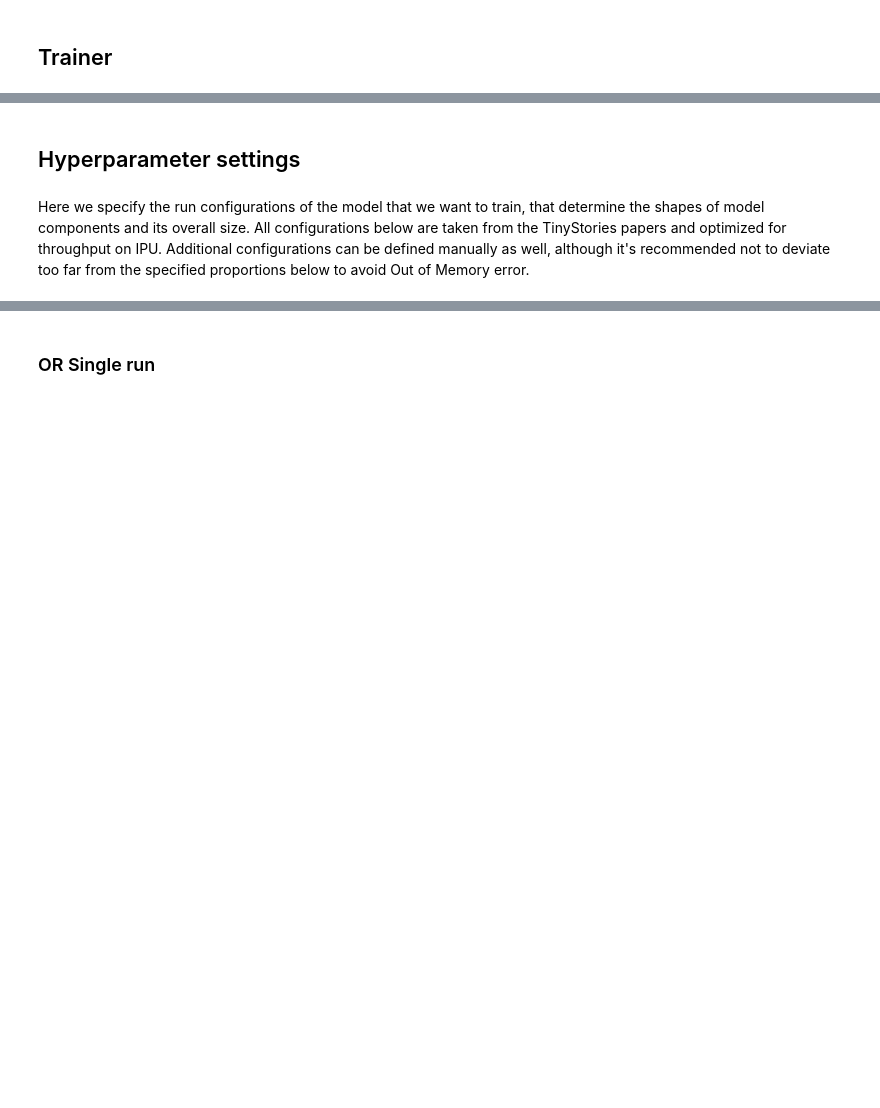
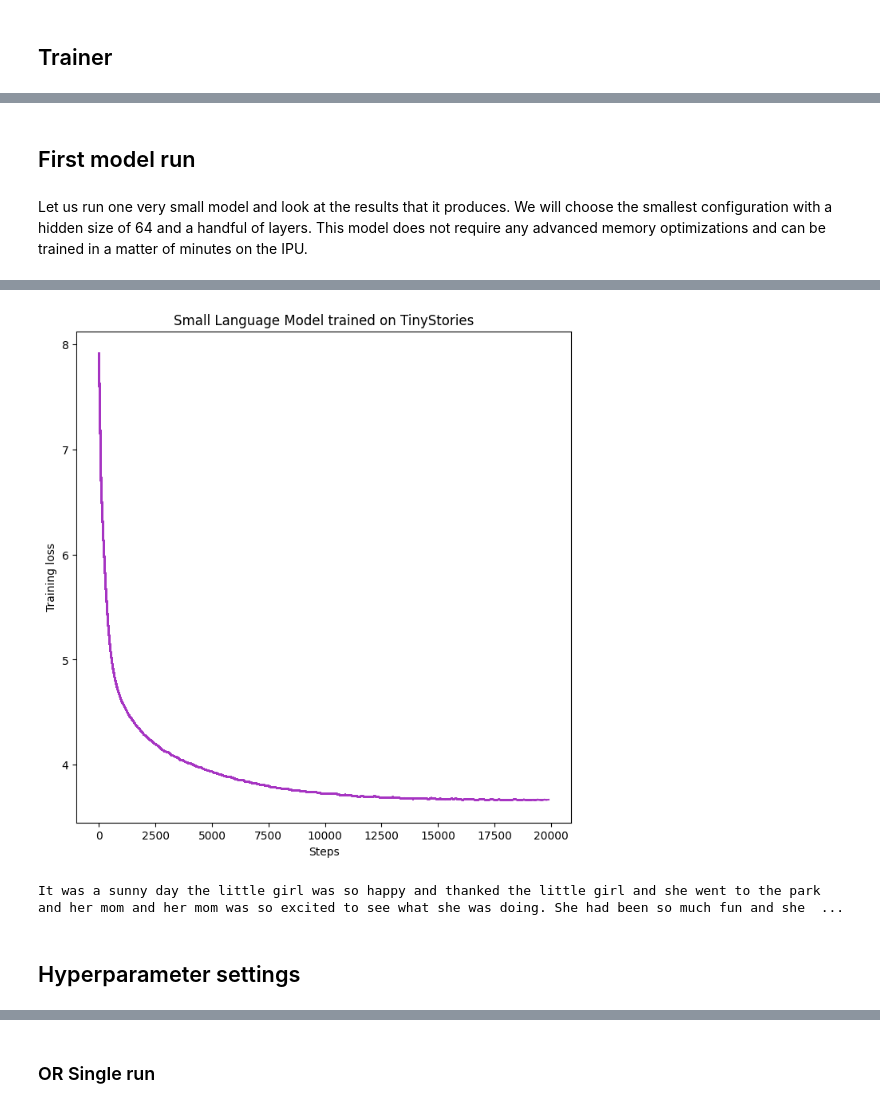
Before and after one commit to graphcore-research/notebooks, a Jupyter notebook: tinyStories/TinyStories.ipynb, the cells around one changed output, grey strips where cells are left out. Saved outputs shown, nothing was run; the diff lists cells and outputs as text; code cells hidden in the pictures; blank space fills up the shorter version.

```diff
--- a/tinyStories/TinyStories.ipynb
+++ b/tinyStories/TinyStories.ipynb
@@ -265,7 +311,7 @@ class Dataset:
                 suffix=tokenizer.model.end_of_word_suffix
             )
             tokenizer.train_from_iterator(
-                original_data["train"][: int(1e5)]["text"],
+                original_data["train"][: 100_000]["text"],
                 tokenizers.trainers.BpeTrainer(
                     vocab_size=vocab_size,
                     limit_alphabet=512,
@@ -457,3 +513,44 @@ class Trainer:
         if validation:
             self.validate()
             print(f"Validation loss: {self.validation_loss}")
+# %% [markdown]
+## First model run
+# %% [markdown]
+Let us run one very small model and look at the results that it produces. We will choose the smallest configuration with a hidden size of 64 and a handful of layers. This model does not require any advanced memory optimizations and can be trained in a matter of minutes on the IPU.
+# %%
+# First define the dataset
+dataset = Dataset.create(vocab_size=8192, path=Path("data"))
+# %%
+# Get one experiment going
+experiment =  Experiment(
+        "First trial run",
+        ModelConfig(
+            hidden_size=64, # smallest hidden size from the paper
+            depth=4, # just a few layers
+            seq_length=512, # seq length from the paper
+            head_size=64, # one attention head
+        ),
+        TrainingConfig(
+            lr=3e-4,
+            steps=int(20_000),
+            batch_size=128,
+            generation_temperature=0.5
+        ),
+        ExecutionConfig(
+            dtype="half", # using fp16
+            pipeline_stages=1, # only use one chip for model
+            checkpointing=False, # no checkpointing needed
+            compute_batch_size=1, # compute batch size of 1
+            replicas=NUMBER_OF_IPUS, # data parallelism over 4/16 chips
+            offloading=False, # no offloading needed
+            device_iterations=100,
+        ),
+        profiling=False,
+        wandb=False,
+    )
+# %%
+# Initialize trainer and perform the training
+trainer = Trainer(experiment, dataset)
+trainer.summary()
+trainer.run(validation=True, online_plot=True)
+# %% [output]
@@ -460,4 +558,8 @@ class Trainer:
+[figure, added]
+# %%
+# Get the model to generate an output
+_ = trainer.model.generate("It was a sunny day", 150, 0.5)
+# %% [output]
+It was a sunny day the little girl was so happy and thanked the little girl and she went to the park and her mom and her mom was so excited to see what she was doing. She had been so much fun and she  ...
 # %% [markdown]
 ## Hyperparameter settings
-# %% [markdown]
-Here we specify the run configurations of the model that we want to train, that determine the shapes of model components and its overall size. All configurations below are taken from the TinyStories papers and optimized for throughput on IPU. Additional configurations can be defined manually as well, although it's recommended not to deviate too far from the specified proportions below to avoid Out of Memory error.
```
Also changed, not shown: parts of 34 cells of this notebook.
